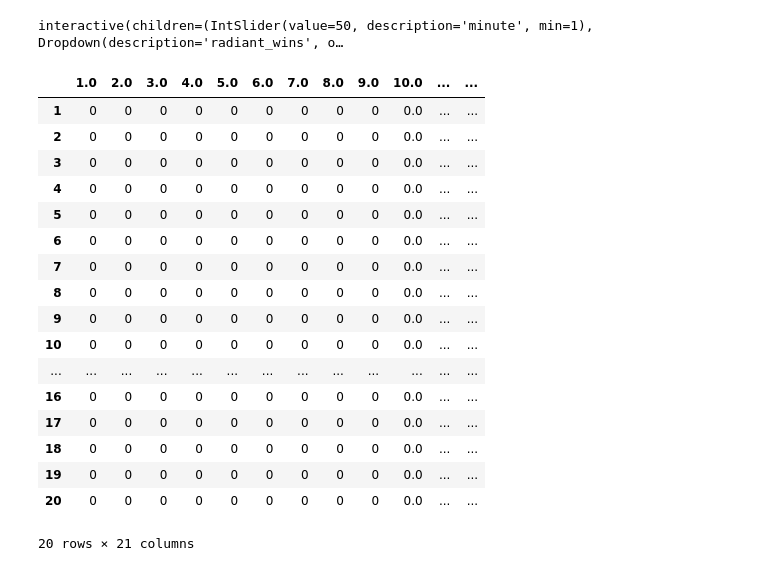
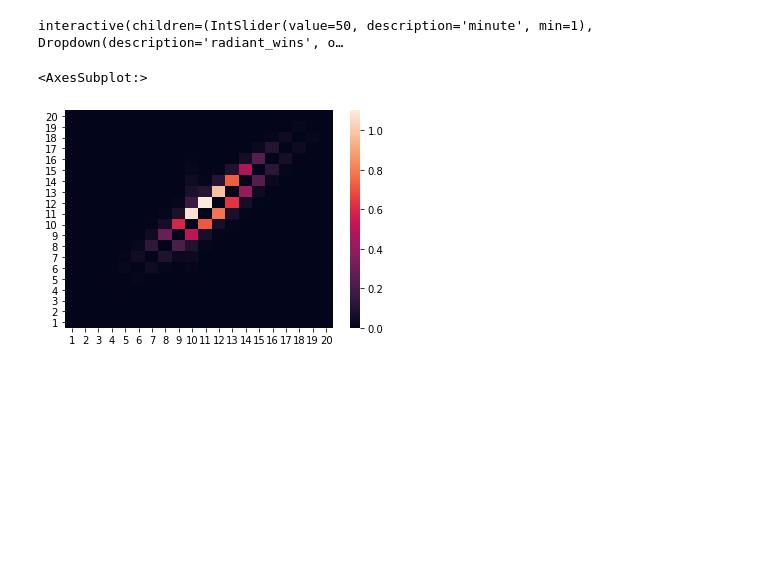
Before and after one commit to nshahpazov/dota-notebooks, a Jupyter notebook: notebooks/real-time-dota-prediction.ipynb, the cells around one changed output. Drawn from its saved outputs; the diff is of its cells as text; code cells hidden in the pictures; blank space fills up the shorter version.

```diff
--- a/notebooks/real-time-dota-prediction.ipynb
+++ b/notebooks/real-time-dota-prediction.ipynb
@@ -207,10 +207,7 @@ labels = list(range(1, 21))
 # turn the a time series object to bins
 first_row_binned = pd.cut(gold_diff_std_df.iloc[0, :], bins=bins, labels=labels)
 
-# cols = gold_diff_std_df.columns
-# percentized = pd.DataFrame([percentize(gold_diff_std_df.loc[:, col]) for col in cols]).T
-
-# todo: move that function to a module
+# todo: move that function to a module, find a way
 def construct_transition_matrix(ts):
     df = pd.DataFrame(columns=['B'])
     df['B'] = ts
@@ -229,26 +226,15 @@ def construct_transition_matrix(ts):
 
     return matrix.fillna(0)
 
-result = construct_transition_matrix(first_row_binned)
-for i in range(1, gold_diff_std_df.shape[0]):
-    pd.cut(gold_diff_std_df.iloc[i, :], bins=bins, labels=labels)
-    result += construct_transition_matrix(first_row_binned)
+winners = gold_diff_std_df[matches_df['radiant_win']]
+transition_matrix = construct_transition_matrix(first_row_binned)
+
+for i in range(1, winners.shape[0]):
+    curr = pd.cut(winners.iloc[i, :], bins=bins, labels=labels)
+    transition_matrix += construct_transition_matrix(curr)
-# %% [output]
-|  | 1.0 | 2.0 | 3.0 | 4.0 | 5.0 | 6.0 | 7.0 | 8.0 | 9.0 | 10.0 | ... | ... |
-| 1 | 0 | 0 | 0 | 0 | 0 | 0 | 0 | 0 | 0 | 0.0 | ... | ... |
-| 2 | 0 | 0 | 0 | 0 | 0 | 0 | 0 | 0 | 0 | 0.0 | ... | ... |
-| 3 | 0 | 0 | 0 | 0 | 0 | 0 | 0 | 0 | 0 | 0.0 | ... | ... |
-| 4 | 0 | 0 | 0 | 0 | 0 | 0 | 0 | 0 | 0 | 0.0 | ... | ... |
-| 5 | 0 | 0 | 0 | 0 | 0 | 0 | 0 | 0 | 0 | 0.0 | ... | ... |
-| 6 | 0 | 0 | 0 | 0 | 0 | 0 | 0 | 0 | 0 | 0.0 | ... | ... |
-| 7 | 0 | 0 | 0 | 0 | 0 | 0 | 0 | 0 | 0 | 0.0 | ... | ... |
-| 8 | 0 | 0 | 0 | 0 | 0 | 0 | 0 | 0 | 0 | 0.0 | ... | ... |
-| 9 | 0 | 0 | 0 | 0 | 0 | 0 | 0 | 0 | 0 | 0.0 | ... | ... |
-| 10 | 0 | 0 | 0 | 0 | 0 | 0 | 0 | 0 | 0 | 0.0 | ... | ... |
-| ... | ... | ... | ... | ... | ... | ... | ... | ... | ... | ... | ... | ... |
-| 16 | 0 | 0 | 0 | 0 | 0 | 0 | 0 | 0 | 0 | 0.0 | ... | ... |
-| 17 | 0 | 0 | 0 | 0 | 0 | 0 | 0 | 0 | 0 | 0.0 | ... | ... |
-| 18 | 0 | 0 | 0 | 0 | 0 | 0 | 0 | 0 | 0 | 0.0 | ... | ... |
-| 19 | 0 | 0 | 0 | 0 | 0 | 0 | 0 | 0 | 0 | 0.0 | ... | ... |
-| 20 | 0 | 0 | 0 | 0 | 0 | 0 | 0 | 0 | 0 | 0.0 | ... | ... |
-20 rows × 21 columns
+# %%
+transition_matrix.columns = np.array(transition_matrix.columns).astype(int)
+sns.heatmap((transition_matrix.iloc[::-1, :20]))
+# %% [output]
+<AxesSubplot:>
+[figure, added]
```
